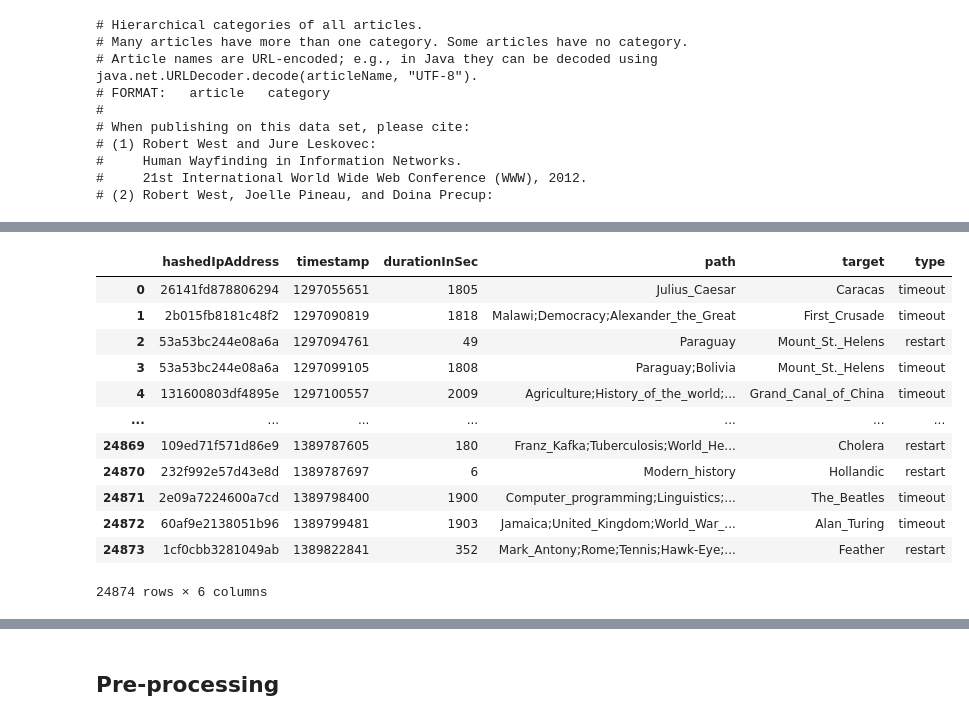
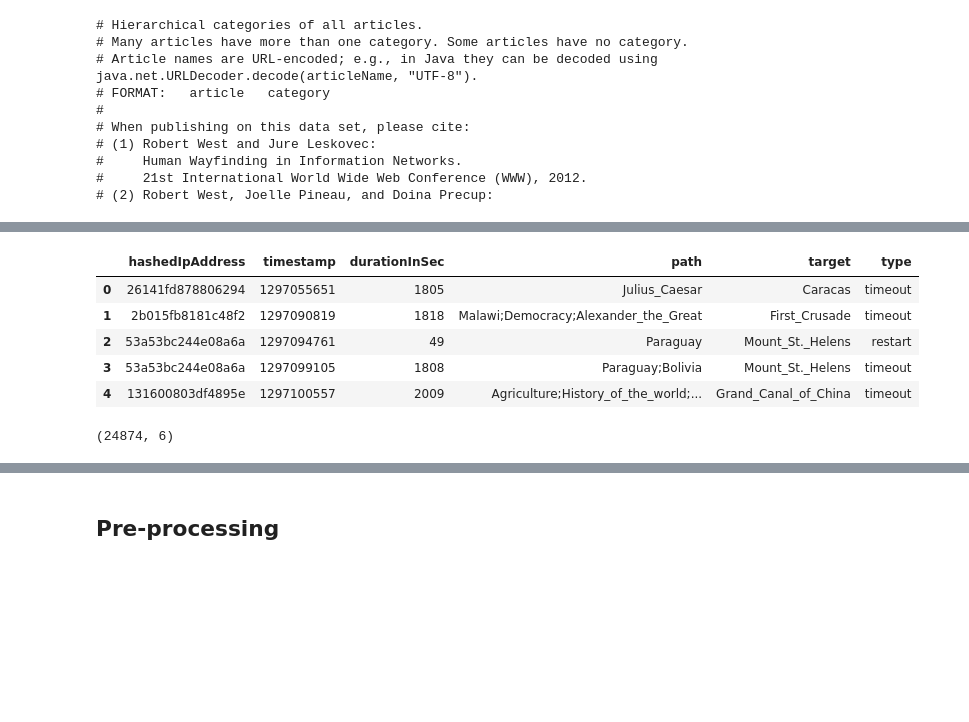
Before and after one commit to epfl-ada/ada-2023-project-epfldatadynamos, a Jupyter notebook: preliminary_analysis.ipynb, the cells around one changed output, grey strips where cells are left out. Drawn from its saved outputs; the diff is of its cells as text; code cells hidden in the pictures; blank space fills up the shorter version.

```diff
--- a/preliminary_analysis.ipynb
+++ b/preliminary_analysis.ipynb
@@ -102,19 +87,14 @@ finished_paths
 # %%
 unfinished_paths = read_tsv('paths_unfinished')
-unfinished_paths
+display(unfinished_paths.head(5))
+unfinished_paths.shape
 # %% [output]
 |  | hashedIpAddress | timestamp | durationInSec | path | target | type |
 | 0 | 26141fd878806294 | 1297055651 | 1805 | Julius_Caesar | Caracas | timeout |
 | 1 | 2b015fb8181c48f2 | 1297090819 | 1818 | Malawi;Democracy;Alexander_the_Great | First_Crusade | timeout |
 | 2 | 53a53bc244e08a6a | 1297094761 | 49 | Paraguay | Mount_St._Helens | restart |
 | 3 | 53a53bc244e08a6a | 1297099105 | 1808 | Paraguay;Bolivia | Mount_St._Helens | timeout |
 | 4 | 131600803df4895e | 1297100557 | 2009 | Agriculture;History_of_the_world;... | Grand_Canal_of_China | timeout |
-| ... | ... | ... | ... | ... | ... | ... |
-| 24869 | 109ed71f571d86e9 | 1389787605 | 180 | Franz_Kafka;Tuberculosis;World_He... | Cholera | restart |
-| 24870 | 232f992e57d43e8d | 1389787697 | 6 | Modern_history | Hollandic | restart |
-| 24871 | 2e09a7224600a7cd | 1389798400 | 1900 | Computer_programming;Linguistics;... | The_Beatles | timeout |
-| 24872 | 60af9e2138051b96 | 1389799481 | 1903 | Jamaica;United_Kingdom;World_War_... | Alan_Turing | timeout |
-| 24873 | 1cf0cbb3281049ab | 1389822841 | 352 | Mark_Antony;Rome;Tennis;Hawk-Eye;... | Feather | restart |
-24874 rows × 6 columns
+(24874, 6)
 # %%
 articles = read_tsv('articles')
```
Also changed, not shown: parts of 23 cells of this notebook, 3 other files.
